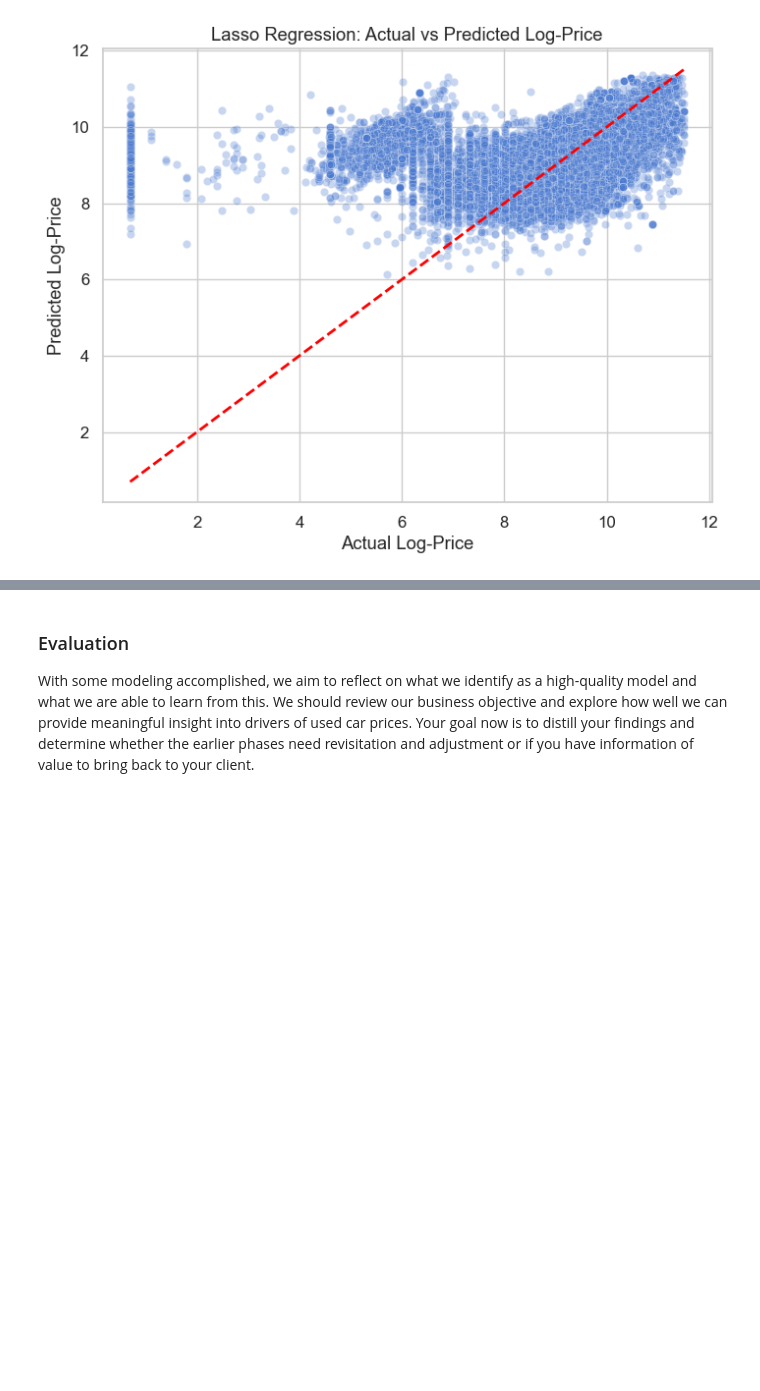
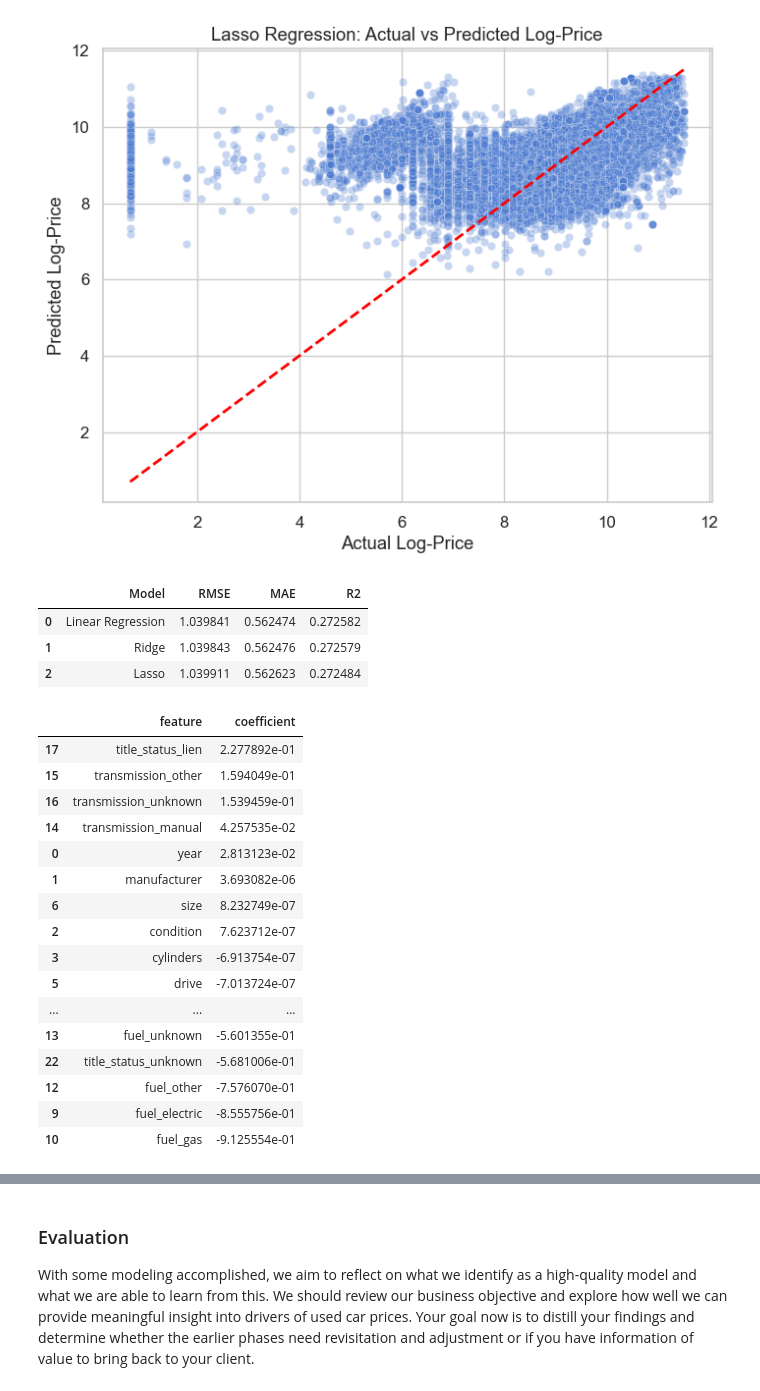
Before and after one commit to RohitKBhatnagar/CarPricing, a Jupyter notebook: prompt_II.ipynb, the cells around one changed output, grey strips where cells are left out. Cells and saved outputs as stored; diff of their text form; code cells hidden in the pictures; blank space fills up the shorter version.

```diff
--- a/prompt_II.ipynb
+++ b/prompt_II.ipynb
@@ -773,3 +773,49 @@ rmse_lasso, mae_lasso, r2_lasso
 plot_predictions(y_test, y_pred_lasso, "Lasso Regression: Actual vs Predicted Log-Price")
 # %% [output]
 [figure]
+# %%
+# We should create a Model Comparison Table to summarize the performance of all our models (Linear Regression, Ridge, Lasso)
+# based on the evaluation metrics (RMSE, MAE, R2).
+# This will help us easily compare and identify which model is performing best for our car price prediction task.
+
+results = pd.DataFrame({
+    'Model': ['Linear Regression', 'Ridge', 'Lasso'],
+    'RMSE': [rmse_lr, rmse_ridge, rmse_lasso],
+    'MAE': [mae_lr, mae_ridge, mae_lasso],
+    'R2': [r2_lr, r2_ridge, r2_lasso]
+})
+
+results
+# %% [output]
+|  | Model | RMSE | MAE | R2 |
+| 0 | Linear Regression | 1.039841 | 0.562474 | 0.272582 |
+| 1 | Ridge | 1.039843 | 0.562476 | 0.272579 |
+| 2 | Lasso | 1.039911 | 0.562623 | 0.272484 |
+# %%
+# Lets do Coefficient Intepretation for Ridge and Lasso to see which features are most influential in predicting car prices,
+# and to understand how the regularization has affected the coefficients compared to Linear Regression.
+
+coef_df = pd.DataFrame({
+    'feature': X.columns,
+    'coefficient': ridge_best.coef_
+}).sort_values(by='coefficient', ascending=False)
+
+coef_df.head(20)   # strongest positive drivers of price
+# %% [output]
+|  | feature | coefficient |
+| 17 | title_status_lien | 2.277892e-01 |
+| 15 | transmission_other | 1.594049e-01 |
+| 16 | transmission_unknown | 1.539459e-01 |
+| 14 | transmission_manual | 4.257535e-02 |
+| 0 | year | 2.813123e-02 |
+| 1 | manufacturer | 3.693082e-06 |
+| 6 | size | 8.232749e-07 |
+| 2 | condition | 7.623712e-07 |
+| 3 | cylinders | -6.913754e-07 |
+| 5 | drive | -7.013724e-07 |
+| ... | ... | ... |
+| 13 | fuel_unknown | -5.601355e-01 |
+| 22 | title_status_unknown | -5.681006e-01 |
+| 12 | fuel_other | -7.576070e-01 |
+| 9 | fuel_electric | -8.555756e-01 |
+| 10 | fuel_gas | -9.125554e-01 |
```
Also changed, not shown: parts of 2 cells of this notebook.
